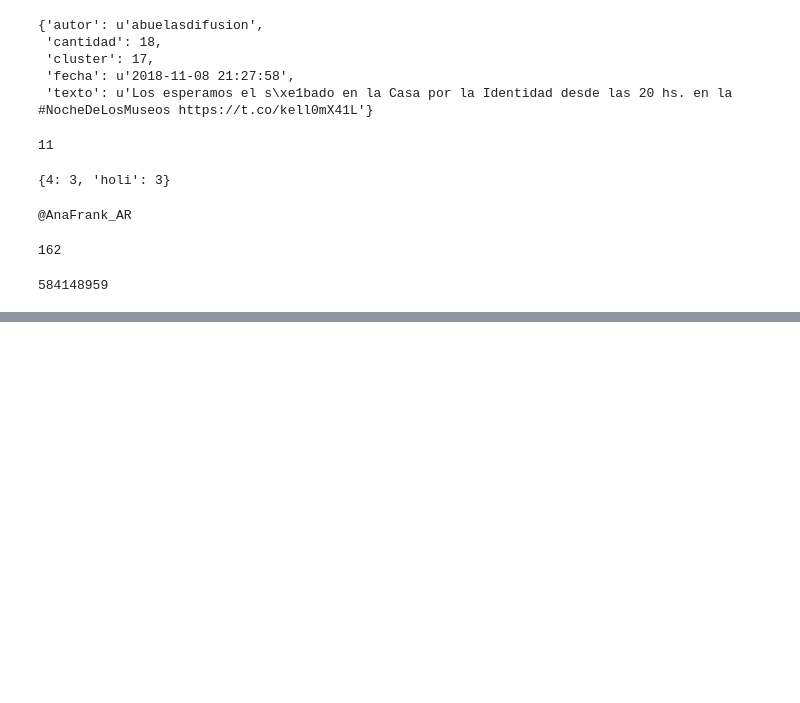
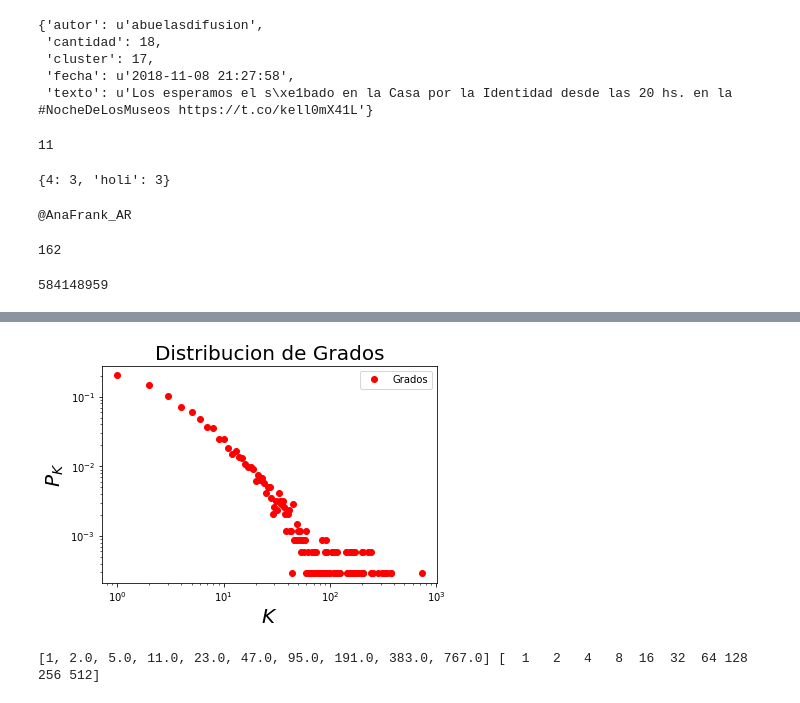
Before and after one commit to alangivre/NocheMuseos, a Jupyter notebook: LevantaTweets.ipynb, the cells around one changed output, grey strips where cells are left out. Saved outputs shown, nothing was run; the diff lists cells and outputs as text; code cells hidden in the pictures; blank space fills up the shorter version.

```diff
--- a/LevantaTweets.ipynb
+++ b/LevantaTweets.ipynb
@@ -672,0 +706,56 @@ Id
+# %%
+# Vrificando si la distribución de grados es libre de escala
+
+# Librería para crear contables
+from collections import defaultdict
+
+grados = defaultdict(int)                   # valor inicial es int: 0
+for i in (list(dict(Gego_cp.degree).values())):
+    grados[i]+=1                            # Para cada elemento de la lista el valor se incrementa en uno donde el grado es i
+    gord = sorted(grados.items())
+    k, pk = np.array(gord).T                # Arma dos matrices con la misma dimension para el grafico.
+
+    pk = [float(i) / sum(pk) for i in pk]   # Calculo de la probabilidad
+# %%
+# Bineado lineal
+
+# Escala logartimica
+plt.plot(k, pk, 'ro')
+plt.xscale('log')
+plt.yscale('log')
+plt.legend(['Grados'])
+plt.xlabel('$K$', fontsize = 20)
+plt.ylabel('$P_K$', fontsize = 20)
+plt.title('Distribucion de Grados', fontsize = 20)
+plt.show()
+# %% [output]
+[figure, added]
+# %%
+# Beneado Logaritmico para pk y k
+
+# Para pk
+grados = defaultdict(int)
+j=1
+while j<=(max((list(dict(Gego_cp.degree).values())))):
+    for i in (list(dict(Gego_cp.degree).values())):
+        if i<=j and i>=j/2:
+            grados[j]+=1
+    j=j*2
+gord = sorted(grados.items())
+k, pk = np.array(gord).T
+#print (pk,k)
+
+pk = [i/float(j) for i,j in zip(pk,k)] #Aquí cambie a flotante porque me daba mal. Creo que por la version de python
+
+# Para k
+# Hace celdas equiespaciadas en escala logaritmica que dependen del grado
+bins=[1]
+s=1
+j=1
+for t in k[1:]:
+    s=j+t/2
+    j=j+t
+    bins.append(s)
+print (bins,k)
+# %% [output]
+[1, 2.0, 5.0, 11.0, 23.0, 47.0, 95.0, 191.0, 383.0, 767.0] [  1   2   4   8  16  32  64 128 256 512]
```
Also changed, not shown: parts of 14 cells of this notebook, 2 other files.
